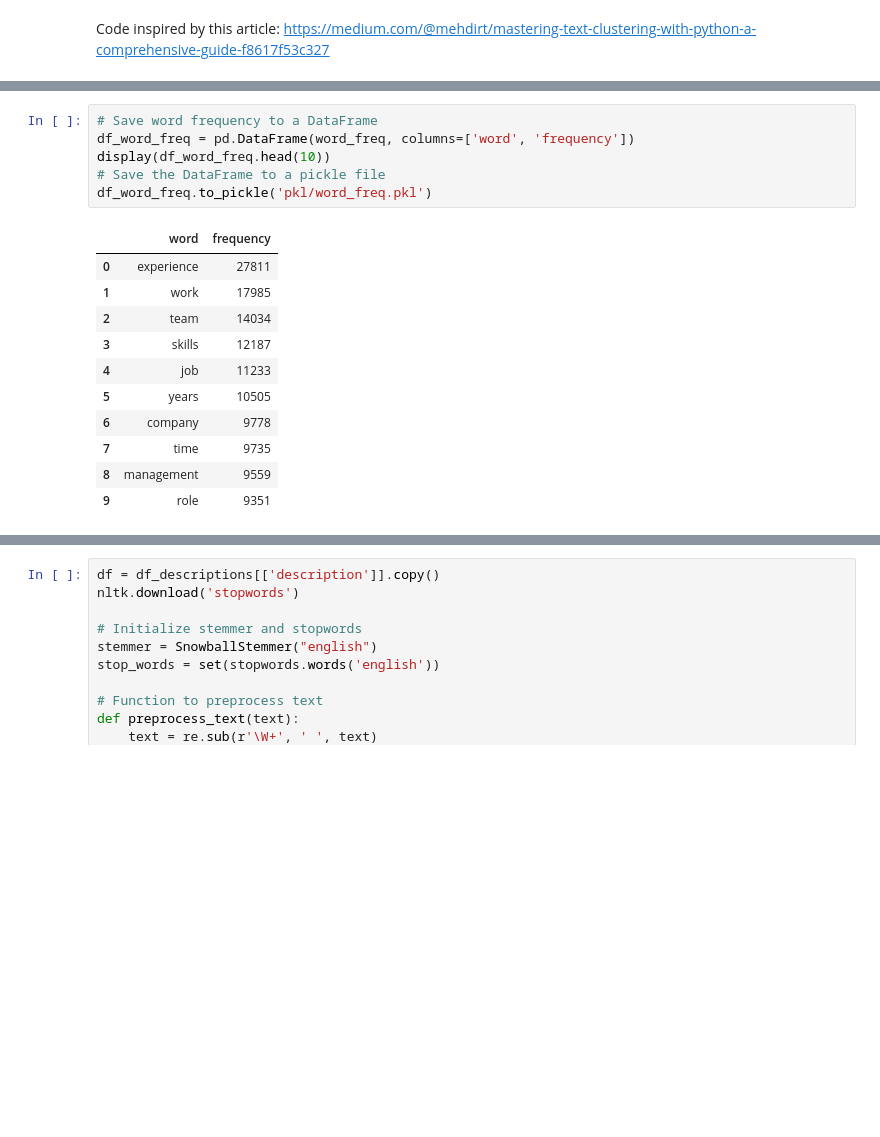
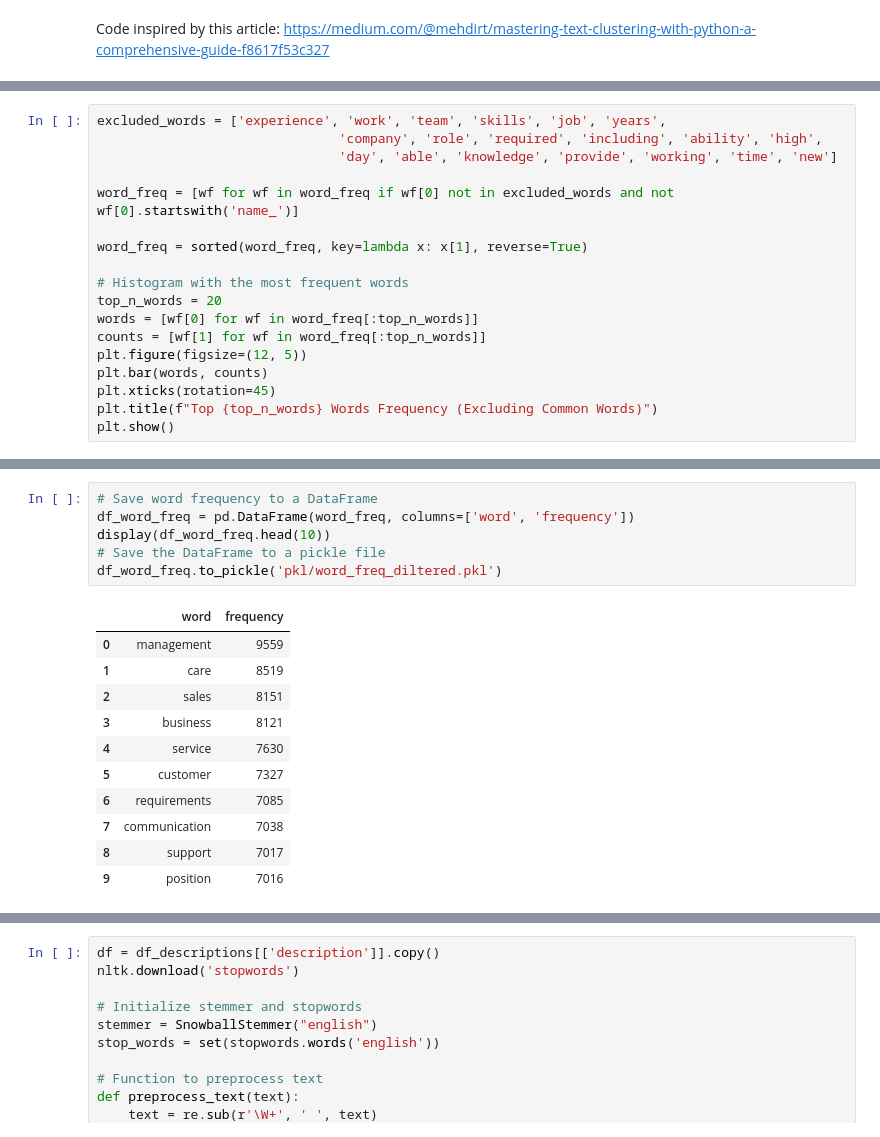
Before and after one commit to reddgr/linkedin-jobs-dataset-stats, a Jupyter notebook: topic_clustering_and_word_frequency.ipynb, the cells around one changed output, grey strips where cells are left out. Cells and saved outputs as stored; diff of their text form; blank space fills up the shorter version.

```diff
--- a/topic_clustering_and_word_frequency.ipynb
+++ b/topic_clustering_and_word_frequency.ipynb
@@ -198,0 +207,18 @@ plt.show()
+# %%
+excluded_words = ['experience', 'work', 'team', 'skills', 'job', 'years',
+                               'company', 'role', 'required', 'including', 'ability', 'high',
+                               'day', 'able', 'knowledge', 'provide', 'working', 'time', 'new']
+
+word_freq = [wf for wf in word_freq if wf[0] not in excluded_words and not wf[0].startswith('name_')]
+
+word_freq = sorted(word_freq, key=lambda x: x[1], reverse=True)
+
+# Histogram with the most frequent words
+top_n_words = 20
+words = [wf[0] for wf in word_freq[:top_n_words]]
+counts = [wf[1] for wf in word_freq[:top_n_words]]
+plt.figure(figsize=(12, 5))
+plt.bar(words, counts)
+plt.xticks(rotation=45)
+plt.title(f"Top {top_n_words} Words Frequency (Excluding Common Words)")
+plt.show()
@@ -199,21 +227,21 @@ plt.show()
 # %%
 # Save word frequency to a DataFrame
 df_word_freq = pd.DataFrame(word_freq, columns=['word', 'frequency'])
 display(df_word_freq.head(10))
 # Save the DataFrame to a pickle file
-df_word_freq.to_pickle('pkl/word_freq.pkl')
+df_word_freq.to_pickle('pkl/word_freq_diltered.pkl')
 # %% [output]
 |  | word | frequency |
-| 0 | experience | 27811 |
-| 1 | work | 17985 |
-| 2 | team | 14034 |
-| 3 | skills | 12187 |
-| 4 | job | 11233 |
-| 5 | years | 10505 |
-| 6 | company | 9778 |
-| 7 | time | 9735 |
-| 8 | management | 9559 |
-| 9 | role | 9351 |
+| 0 | management | 9559 |
+| 1 | care | 8519 |
+| 2 | sales | 8151 |
+| 3 | business | 8121 |
+| 4 | service | 7630 |
+| 5 | customer | 7327 |
+| 6 | requirements | 7085 |
+| 7 | communication | 7038 |
+| 8 | support | 7017 |
+| 9 | position | 7016 |
 # %%
 # Display top 100 words in a 10x10 grid
 for i in range(0, 100, 10):
```
Also changed, not shown: parts of 22 cells of this notebook, 1 other file.
